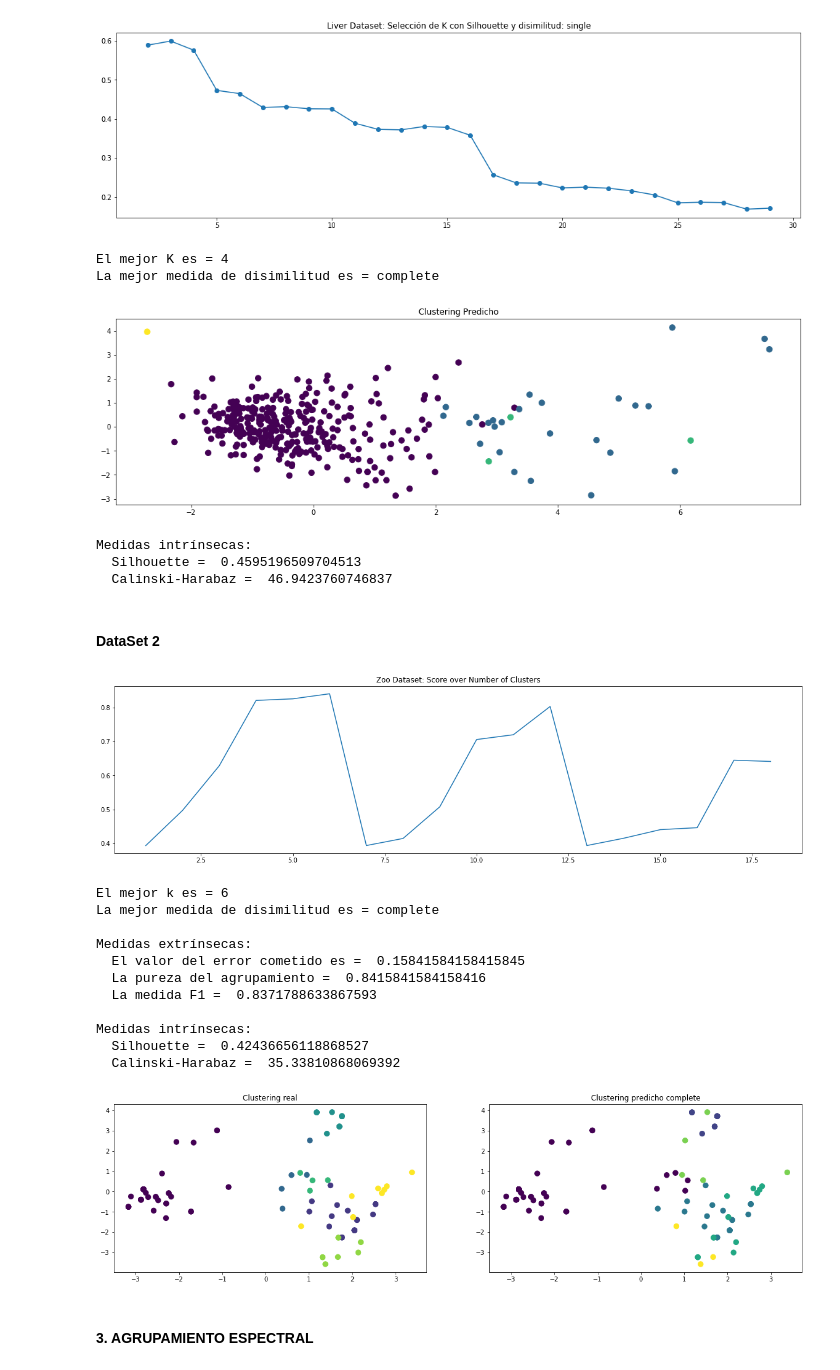
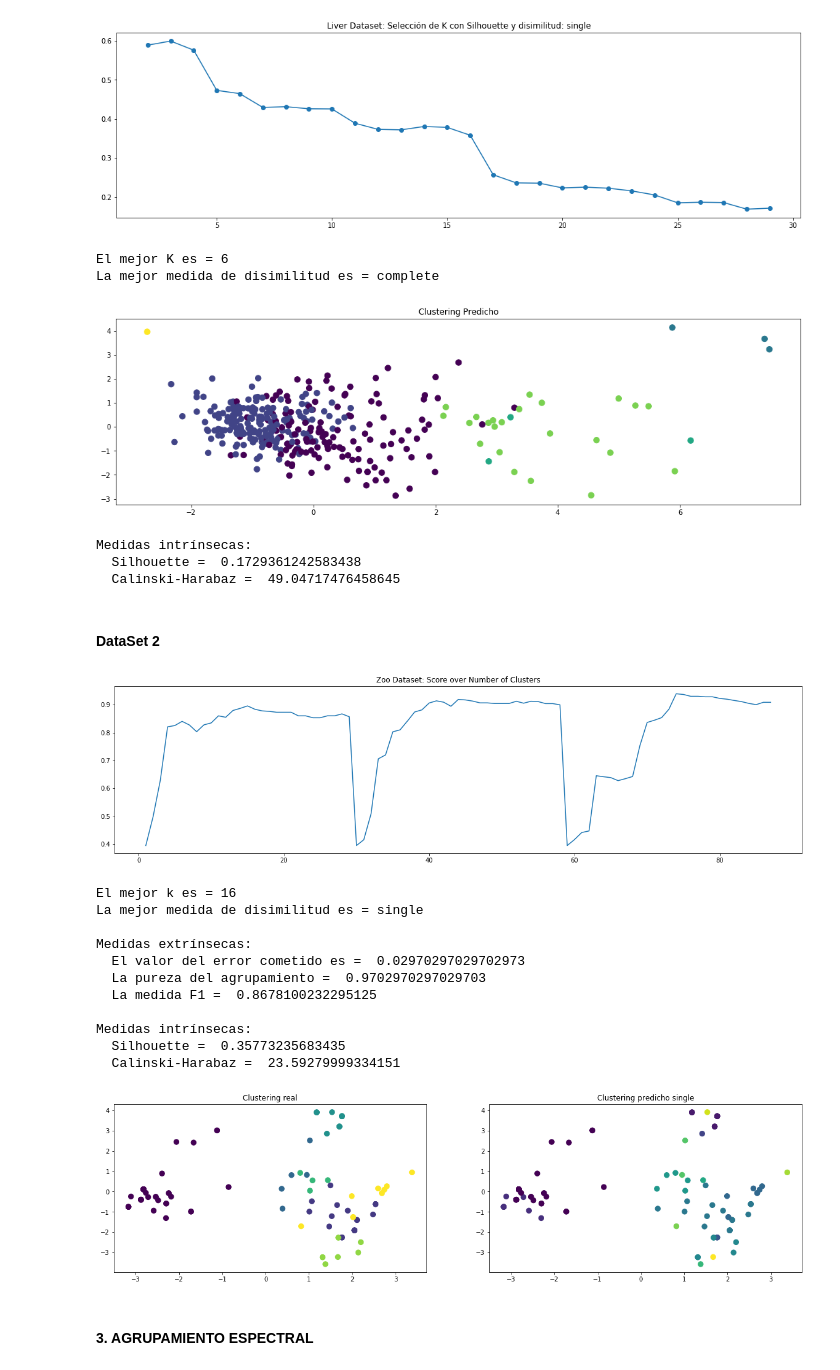
Before and after one commit to alvaronavarroguz/06MAIR-Aprendizaje-No-Supervisado, a Jupyter notebook: Trabajo_Final/Trabajo_Final.ipynb, the cells around one changed output. Cells and saved outputs as stored; diff of their text form; code cells hidden in the pictures.

```diff
--- a/Trabajo_Final/Trabajo_Final.ipynb
+++ b/Trabajo_Final/Trabajo_Final.ipynb
@@ -404,8 +404,8 @@ for disimilitud in disimilitudes:
 [figure]
 # %%
 # Haciendo uso de la regla del codo y viendo las gráficas, podemos comprobar que la mejor
-# disimilitud es "complete" (máxima) y con un k = 4
-k=4
+# disimilitud es "complete" (máxima) y con un k = 6
+k=6
 disim = 'complete'
 print("El mejor K es = " + str(k))
 print("La mejor medida de disimilitud es = " + str(disim))
@@ -426,12 +426,12 @@ imprimir_evaluacion_intrinseca(silhouette_score(X_liver, labels_predicted), X_li
 
 ds_1_eval_jerar=silhouette_score(X_liver, labels_predicted)
 # %% [output]
-El mejor K es = 4
+El mejor K es = 6
 La mejor medida de disimilitud es = complete
-[figure, old version]
+[figure, new version]
 Medidas intrínsecas:
-  Silhouette =  0.4595196509704513
-  Calinski-Harabaz =  46.9423760746837
+  Silhouette =  0.1729361242583438
+  Calinski-Harabaz =  49.04717476458645
 # %% [markdown]
 #### DataSet 2
 # %%
@@ -441,7 +441,7 @@ np.random.seed(4)
 disimilitudes = {'single', 'complete', 'average'}
 
 # El número de veces que vamos a probar distintos parámetros
-total_pruebas = 7
+total_pruebas = 30
 
 # Lo necesito para saber cuál es la mejor disimilitud
 disimilitudes_ejecutadas = []
@@ -475,46 +475,46 @@ mejor_k = encontrar_mejor_clustering(calidades_clustering)%(total_pruebas-1) + 1
 
 mejor_disimilitud = disimilitudes_ejecutadas[indice_mejor]
 
 print("El mejor k es = " + str(mejor_k))
 print("La mejor medida de disimilitud es = " + mejor_disimilitud)
 
 # Repetimos el clustering con la solución que optimiza la variable 'mejor_disimilitud'
 ##################################################################################
 
 clustering = linkage(X_zoo, mejor_disimilitud)
 
 # Calculamos la matriz de confusión
 y_pred = cut_tree(clustering, n_clusters=mejor_k).flatten()
 mC = matriz_confusion(zoo_label, y_pred)
 
 imprimir_evaluacion_extrinseca(mC)
 
 imprimir_evaluacion_intrinseca(silhouette_score(X_zoo,y_pred), X_zoo, y_pred)
 
 # Mostrar resultados
 fig, ax = plt.subplots(1,2,figsize=(20,5))
 ax[0].set_title('Clustering real')
 ax[0].scatter(PCs_zoo[:,0], PCs_zoo[:,1], c = zoo_label, s=70)
 ax[1].set_title('Clustering predicho ' + mejor_disimilitud)
 ax[1].scatter(PCs_zoo[:,0], PCs_zoo[:,1], c=cut_tree(clustering, n_clusters=mejor_k).flatten(), s=70)
 plt.show()
 
 
 ds_2_eval_jerar=medida_f1(mC)
 # %% [output]
-[figure, old version]
+[figure, new version]
-El mejor k es = 6
-La mejor medida de disimilitud es = complete
+El mejor k es = 16
+La mejor medida de disimilitud es = single
 
 Medidas extrínsecas:
-  El valor del error cometido es =  0.15841584158415845
-  La pureza del agrupamiento =  0.8415841584158416
-  La medida F1 =  0.8371788633867593
+  El valor del error cometido es =  0.02970297029702973
+  La pureza del agrupamiento =  0.9702970297029703
+  La medida F1 =  0.8678100232295125
 
 Medidas intrínsecas:
-  Silhouette =  0.42436656118868527
-  Calinski-Harabaz =  35.33810868069392
+  Silhouette =  0.35773235683435
+  Calinski-Harabaz =  23.59279999334151
-[figure, old version]
+[figure, new version]
 # %% [markdown]
 #### 3. AGRUPAMIENTO ESPECTRAL
 # %% [markdown]
```
Also changed, not shown: parts of 10 cells of this notebook.
